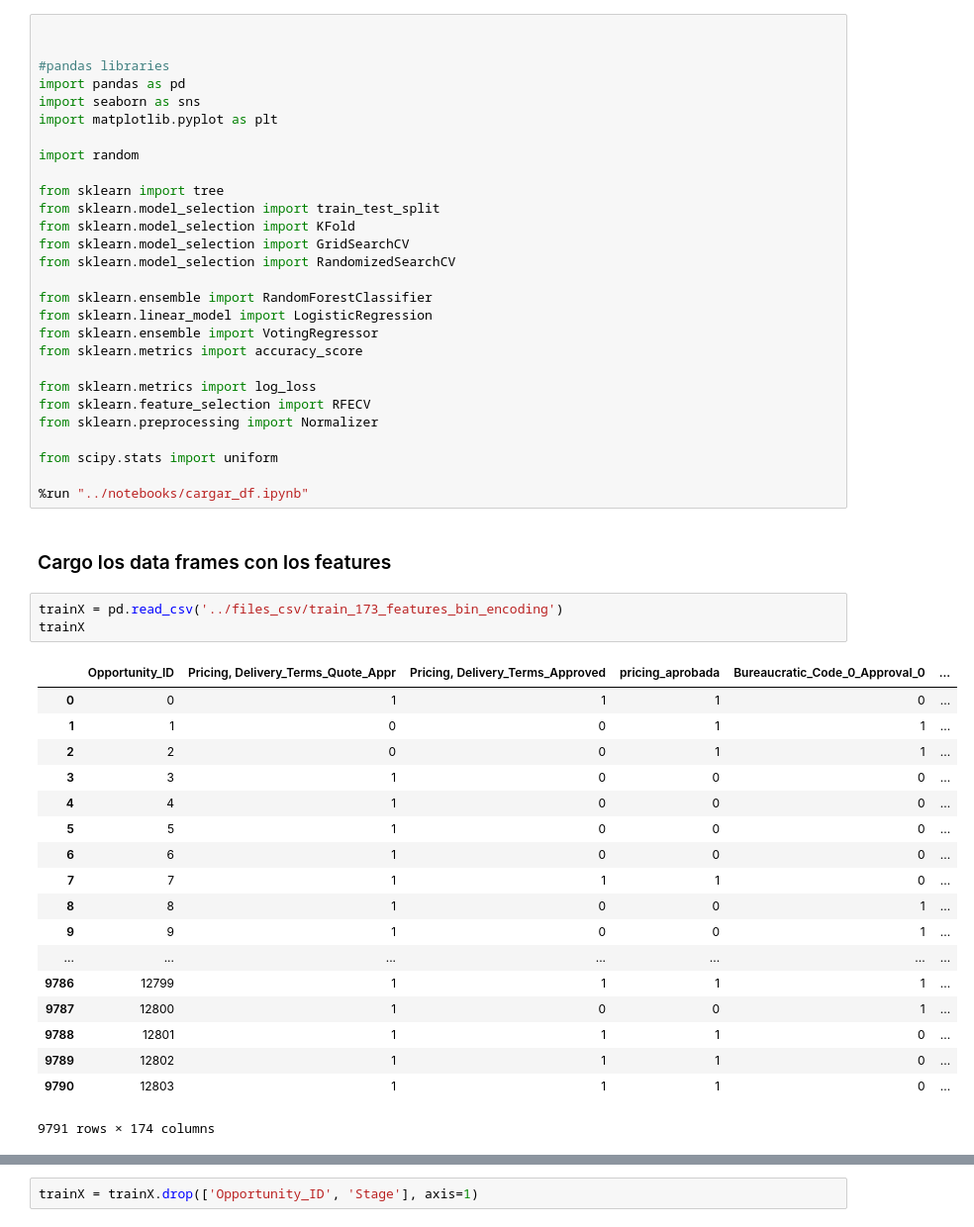
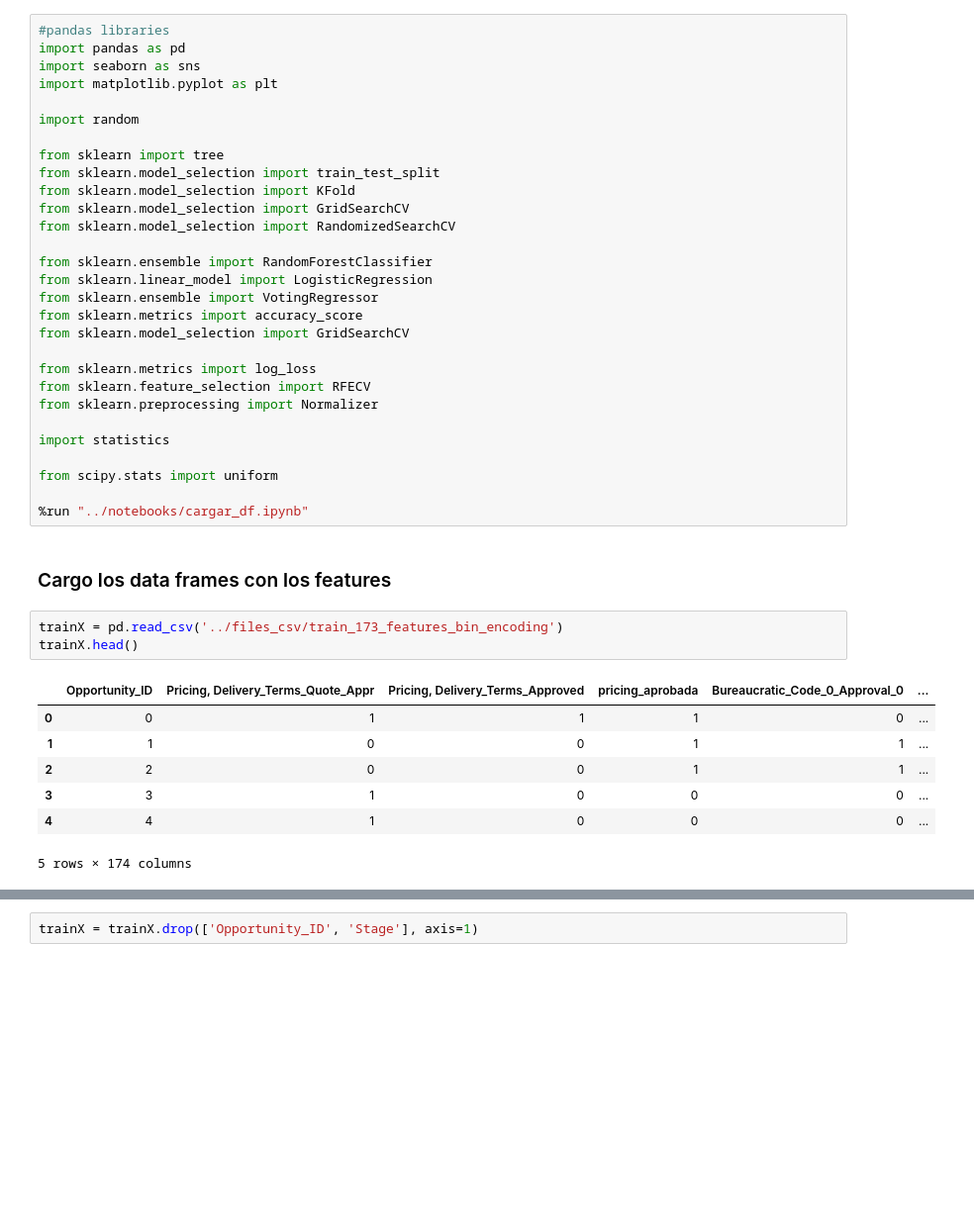
Before and after one commit to CeciliaRoldan/Pycantes, a Jupyter notebook: notebooks/prediccion_random_forest.ipynb, the cells around one changed output, grey strips where cells are left out. Shown: that part at 99% size. Cells and saved outputs as stored; diff of their text form; blank space fills up the shorter version.

```diff
--- a/notebooks/prediccion_random_forest.ipynb
+++ b/notebooks/prediccion_random_forest.ipynb
@@ -1,6 +1,4 @@
 # %%
-
-
 #pandas libraries
 import pandas as pd
 import seaborn as sns
@@ -18,11 +16,14 @@ from sklearn.ensemble import RandomForestClassifier
 from sklearn.linear_model import LogisticRegression
 from sklearn.ensemble import VotingRegressor
 from sklearn.metrics import accuracy_score
+from sklearn.model_selection import GridSearchCV
 
 from sklearn.metrics import log_loss
 from sklearn.feature_selection import RFECV
 from sklearn.preprocessing import Normalizer
 
+import statistics
+
 from scipy.stats import uniform
 
 %run "../notebooks/cargar_df.ipynb"
@@ -30,25 +31,14 @@ from scipy.stats import uniform
 ### Cargo los data frames con los features
 # %%
 trainX = pd.read_csv('../files_csv/train_173_features_bin_encoding')
-trainX
+trainX.head()
 # %% [output]
 |  | Opportunity_ID | Pricing, Delivery_Terms_Quote_Appr | Pricing, Delivery_Terms_Approved | pricing_aprobada | Bureaucratic_Code_0_Approval_0 | ... |
 | 0 | 0 | 1 | 1 | 1 | 0 | ... |
 | 1 | 1 | 0 | 0 | 1 | 1 | ... |
 | 2 | 2 | 0 | 0 | 1 | 1 | ... |
 | 3 | 3 | 1 | 0 | 0 | 0 | ... |
 | 4 | 4 | 1 | 0 | 0 | 0 | ... |
-| 5 | 5 | 1 | 0 | 0 | 0 | ... |
-| 6 | 6 | 1 | 0 | 0 | 0 | ... |
-| 7 | 7 | 1 | 1 | 1 | 0 | ... |
-| 8 | 8 | 1 | 0 | 0 | 1 | ... |
-| 9 | 9 | 1 | 0 | 0 | 1 | ... |
-| ... | ... | ... | ... | ... | ... | ... |
-| 9786 | 12799 | 1 | 1 | 1 | 1 | ... |
-| 9787 | 12800 | 1 | 0 | 0 | 1 | ... |
-| 9788 | 12801 | 1 | 1 | 1 | 0 | ... |
-| 9789 | 12802 | 1 | 1 | 1 | 0 | ... |
-| 9790 | 12803 | 1 | 1 | 1 | 0 | ... |
-9791 rows × 174 columns
+5 rows × 174 columns
 # %%
 stages = trainX['Stage']
```
Also changed, not shown: parts of 22 cells of this notebook, 5 other files.
